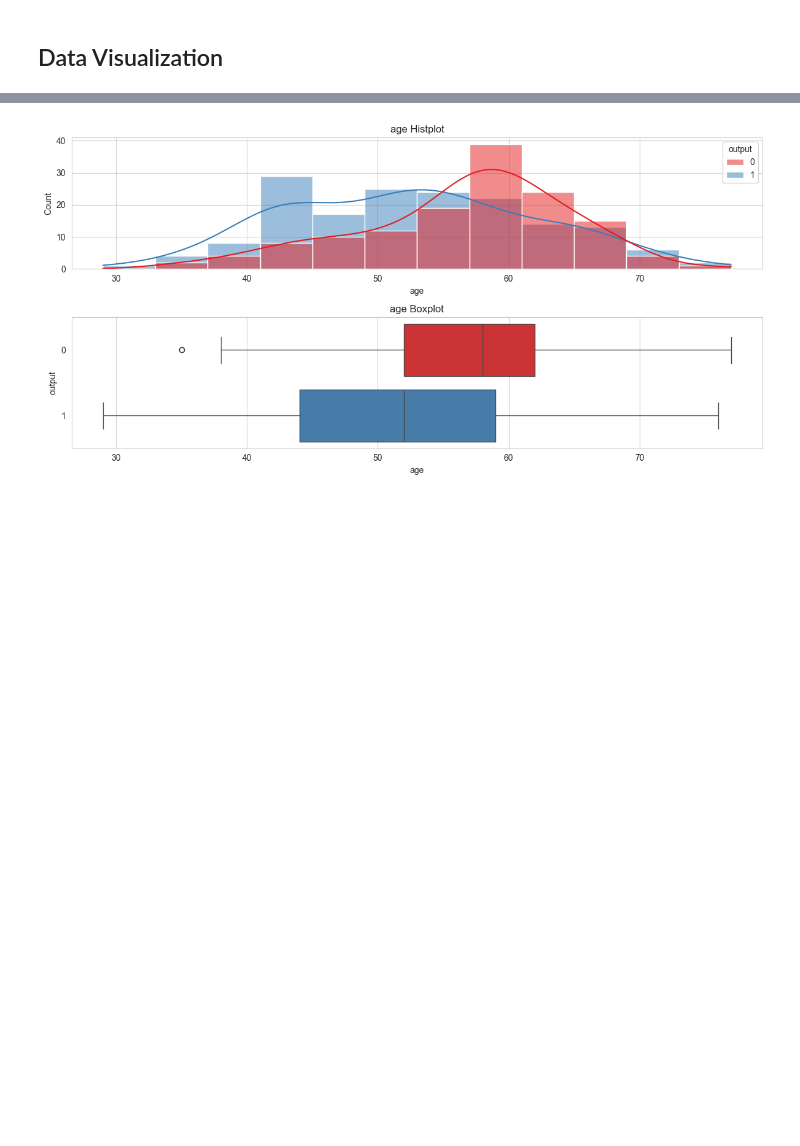
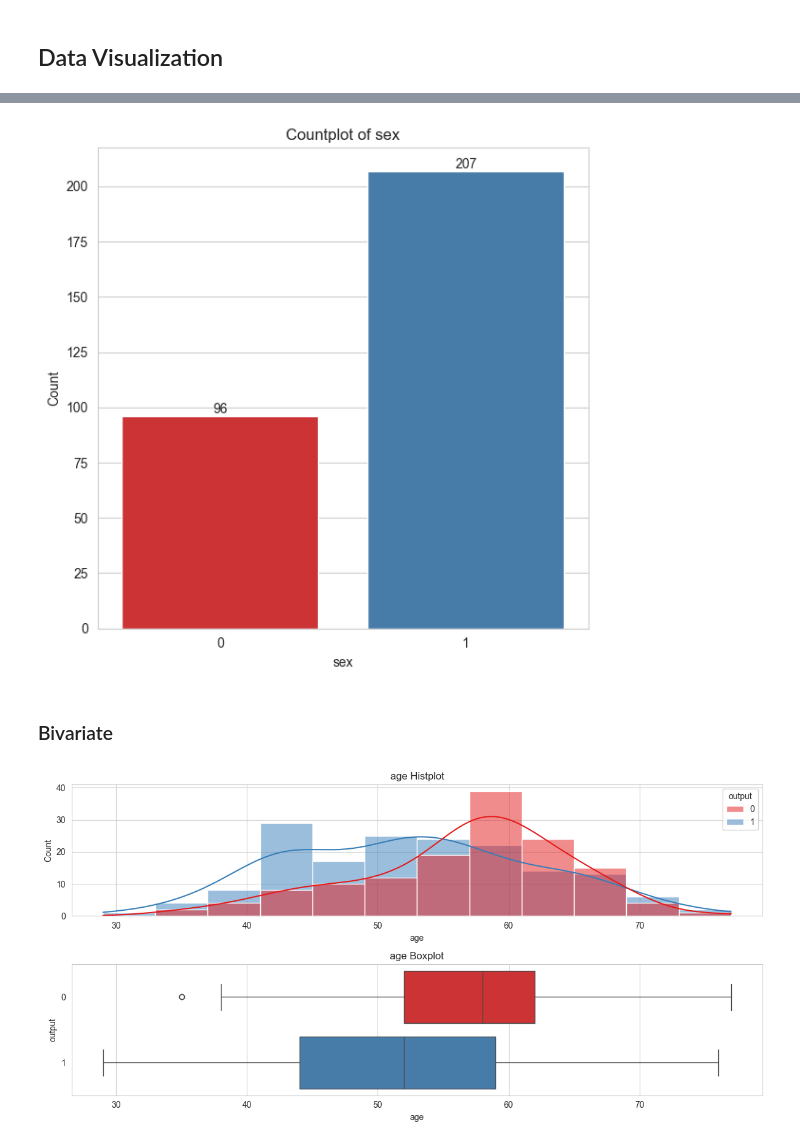
Before and after one commit to cankucukyilmaz/Data_Science, a Jupyter notebook: Supervised_Learning/Classification/Binary_Classification/Heart_Attack_Analysis_and_Prediction/EDA.ipynb, the cells around one changed output, grey strips where cells are left out. Drawn from its saved outputs; the diff is of its cells as text; code cells hidden in the pictures; blank space fills up the shorter version.

```diff
--- a/Supervised_Learning/Classification/Binary_Classification/Heart_Attack_Analysis_and_Prediction/EDA.ipynb
+++ b/Supervised_Learning/Classification/Binary_Classification/Heart_Attack_Analysis_and_Prediction/EDA.ipynb
@@ -222,3 +269,9 @@ target = "output"
+# %%
+visualize_cat_var(df, "sex")
+# %% [output]
+[figure, added]
+# %% [markdown]
+### Bivariate
 # %%
 visualize_num_var(df, "age", "output")
 # %% [output]
```
Also changed, not shown: parts of 9 cells of this notebook.
